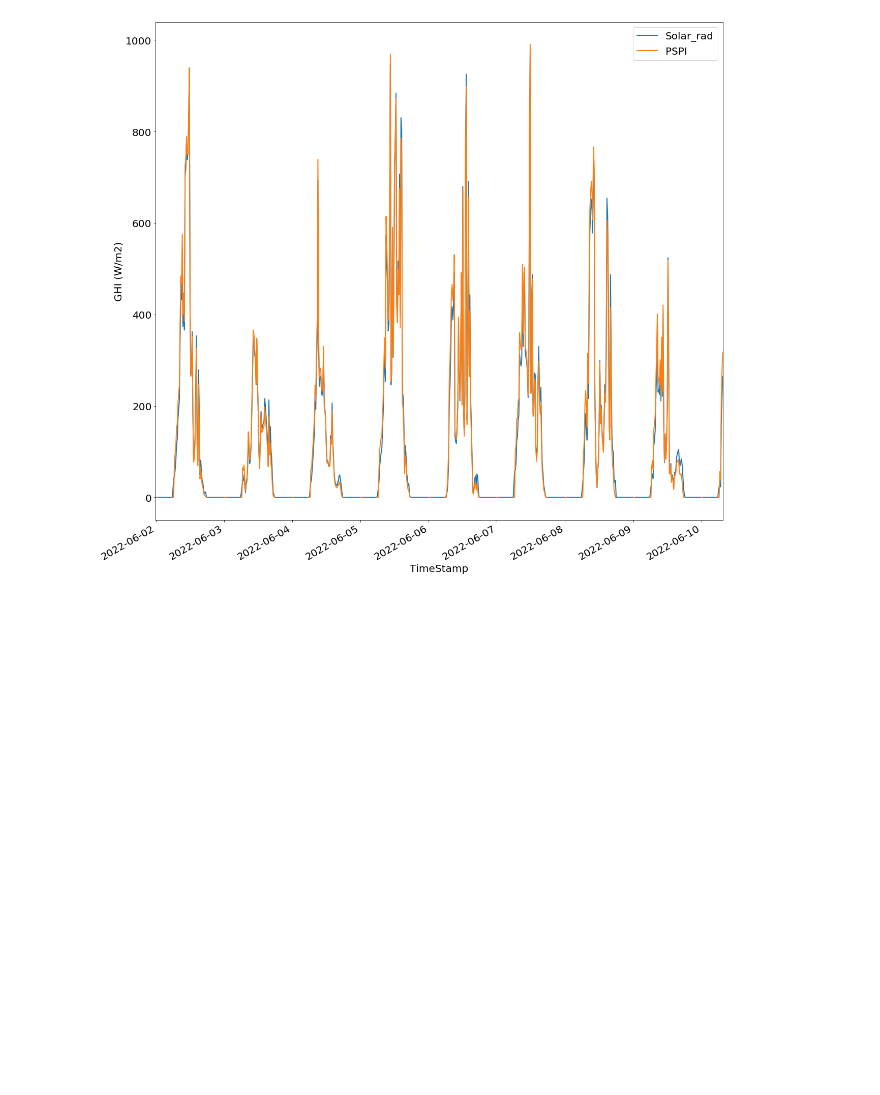
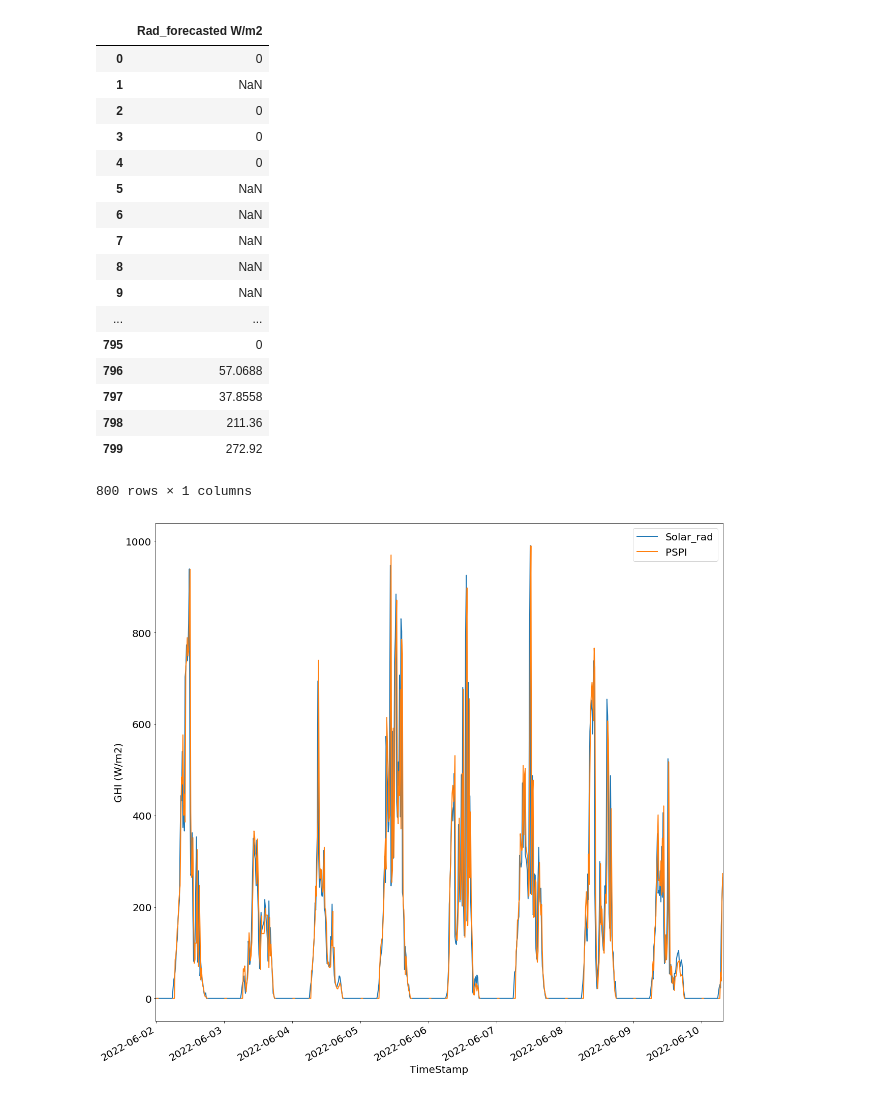
Before and after one commit to lluismiguell/pspi, a Jupyter notebook: PSPI.ipynb, the cells around one changed output. Saved outputs shown, nothing was run; the diff lists cells and outputs as text; code cells hidden in the pictures; blank space fills up the shorter version.

```diff
--- a/PSPI.ipynb
+++ b/PSPI.ipynb
@@ -733,6 +733,33 @@ DatetimeIndex(['2022-06-10 07:30:08-05:00'], dtype='datetime64[ns, America/Bogot
 sunset:
 DatetimeIndex(['2022-06-10 18:07:36.505990-05:00'], dtype='datetime64[ns, America/Bogota]', name='sunset', freq=None)
 Making forecast
+# %%
+# Corrimiento de datos pronosticados
+
+Data_PSPI.loc[-1] = [0]
+Data_PSPI.index = Data_PSPI.index + 1  # shifting index
+Data_PSPI.sort_index(inplace=True)
+
+Data_PSPI = Data_PSPI[:-1]
+# %% [output]
+|  | Rad_forecasted W/m2 |
+| 0 | 0 |
+| 1 | NaN |
+| 2 | 0 |
+| 3 | 0 |
+| 4 | 0 |
+| 5 | NaN |
+| 6 | NaN |
+| 7 | NaN |
+| 8 | NaN |
+| 9 | NaN |
+| ... | ... |
+| 795 | 0 |
+| 796 | 57.0688 |
+| 797 | 37.8558 |
+| 798 | 211.36 |
+| 799 | 272.92 |
+800 rows × 1 columns
 # %%
 # Añadir Columna de datos pronosticados a Dataframe y asignar indice como TS
 
@@ -756,7 +783,7 @@ ax.set_ylabel("GHI (W/m2)")
 fig = ax.get_figure()
 fig.savefig('Rad_real_vs_Rad_Fore.png',format='png',bbox_inches = 'tight')    # save the figure to file
 # %% [output]
-[figure, old version]
+[figure, new version]
 # %%
 # plotear los datos en simultaneo de un día y guardar
 
```
Also changed, not shown: parts of 5 cells of this notebook.
